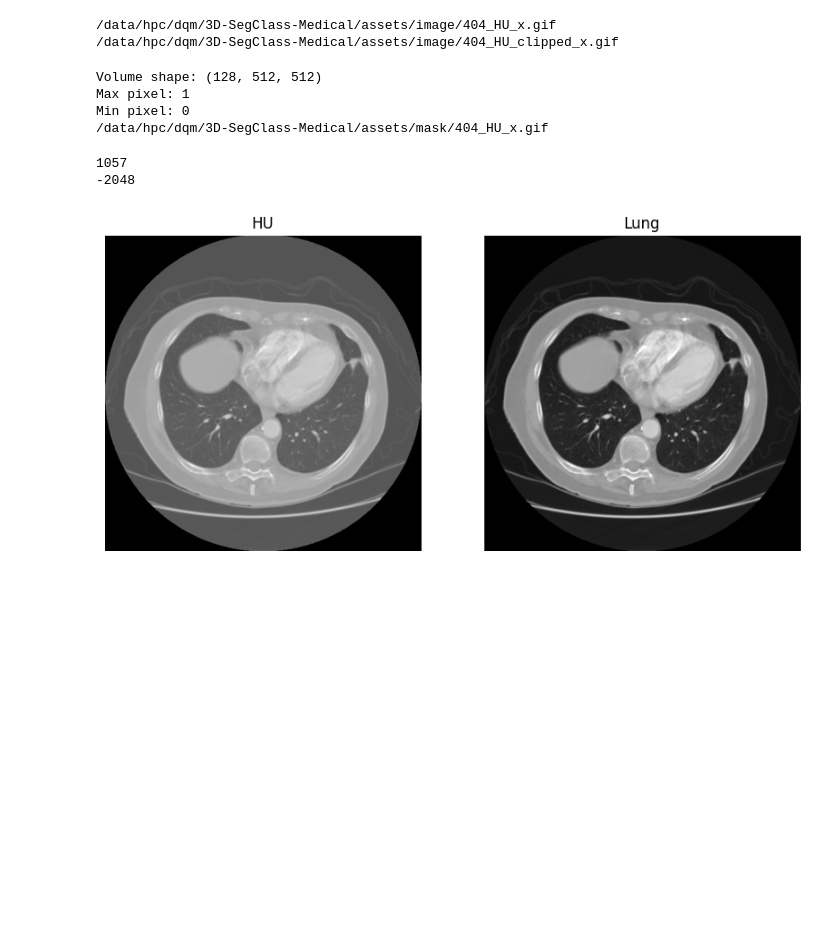
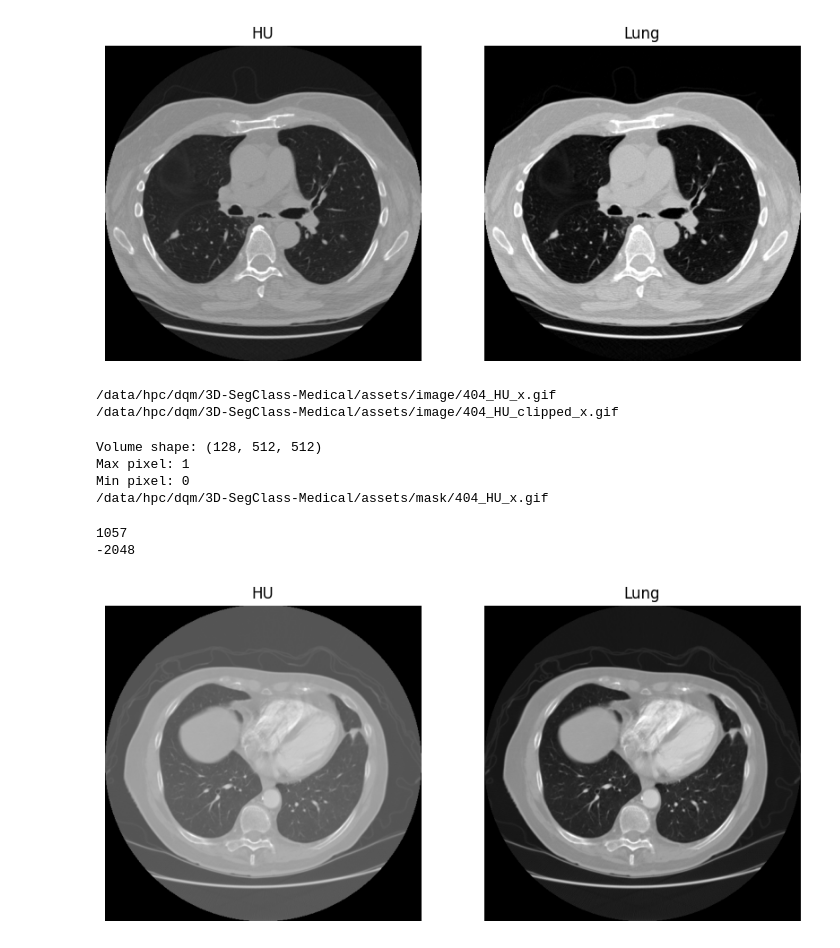
Before and after one commit to minhminh2k/3D-SegClass-Medical, a Jupyter notebook: notebooks/lidc_preprocessing.ipynb, the cells around one changed output. Saved outputs shown, nothing was run; the diff lists cells and outputs as text; code cells hidden in the pictures; blank space fills up the shorter version.

```diff
--- a/notebooks/lidc_preprocessing.ipynb
+++ b/notebooks/lidc_preprocessing.ipynb
@@ -105,7 +105,7 @@ def lung_window_clip_volume(pixel_array: np.ndarray, min_px: int = -1200, max_px
 
     return np.stack(clipped_array, axis = 0)
 # %%
-file_path = "/data/hpc/dqm/3D-SegClass-Medical/data/Image/LIDC-IDRI-0434/0434_NI001.npy"
+file_path = "/data/hpc/dqm/3D-SegClass-Medical/data/Image/LIDC-IDRI-0462/0462_NI001.npy"
 pixel_array = load_npy(file_path)
 print("Volume shape:", pixel_array.shape)
 print("Max pixel:", pixel_array.max())
@@ -115,5 +115,10 @@ clipped_array = lung_window_clip_volume(pixel_array)
 print("Clipped shape:", clipped_array.shape)
 print("Clipped pixel:", clipped_array.max())
 print("Clipped pixel:", clipped_array.min())
+
+clipped_array_1000 = lung_window_clip_volume(pixel_array, min_px=-1000, max_px=400)
+print("Clipped shape:", clipped_array_1000.shape)
+print("Clipped pixel:", clipped_array_1000.max())
+print("Clipped pixel:", clipped_array_1000.min())
 # %% [output]
 Volume shape: (128, 512, 512)
@@ -125,3 +141,7 @@ Clipped pixel: -1200
+# %%
+plot_images(normalize_image(lung_window_clip(clipped_array[50, :, :])), normalize_image(lung_window_clip(clipped_array_1000[50, :, :])))
+# %% [output]
+[figure, added]
 # %%
 # Convert 3D volume to LIDC Gif
 numpy_to_gif(pixel_array, case_name="404_HU")
```
Also changed, not shown: parts of 10 cells of this notebook, 6 other files.
